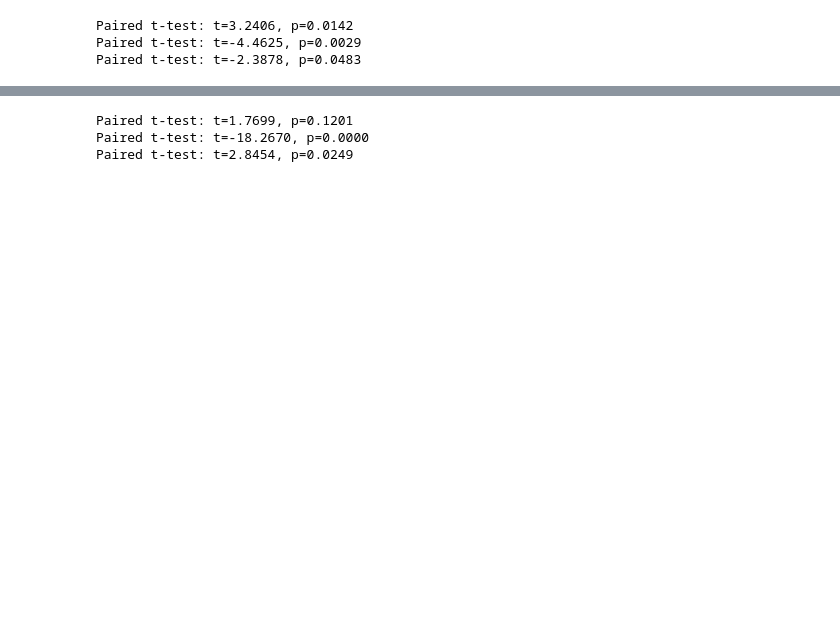
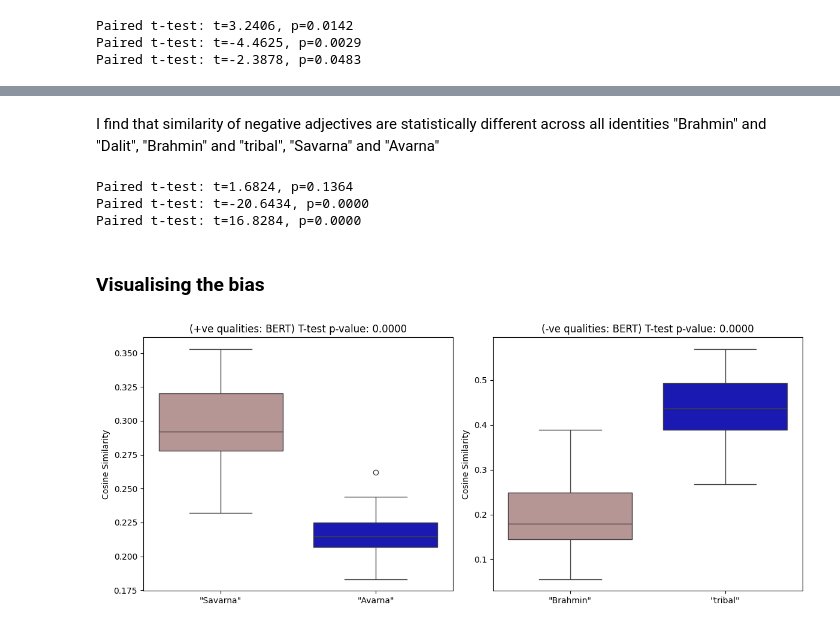
Before and after one commit to ojasiiitd/Language-Representations, a Jupyter notebook: caste_bias.ipynb, the cells around one changed output, grey strips where cells are left out. Drawn from its saved outputs; the diff is of its cells as text; code cells hidden in the pictures; blank space fills up the shorter version.

```diff
--- a/caste_bias.ipynb
+++ b/caste_bias.ipynb
@@ -215,0 +294,15 @@ def bert_embedding(token):
+# %%
+qualities_associations_bert = defaultdict()
+print("BERT Embeddings")
+for w_noun in nouns:
+    print("---")
+    print(w_noun)
+    qualities_associations_bert[w_noun] = []
+
+    similarities = []
+    for q in qualities:
+        similarities.append( (q , precog_utils.cosine_similarity( bert_embedding(w_noun) , bert_embedding(q) )) )
+
+    qualities_associations_bert[w_noun] = sorted(similarities , key=lambda x:x[1] , reverse=True)
+
+    print([item[0] for item in qualities_associations_bert[w_noun]][:3])
@@ -319,15 +436,44 @@ bert_avarna_sim_neg = [item[1] for item in neg_adj_associations_bert["Avarna"]]
+# %% [markdown]
+I find that similarity of negative adjectives are statistically different across all identities "Brahmin" and "Dalit", "Brahmin" and "tribal", "Savarna" and "Avarna"
 # %%
-from scipy.stats import ttest_rel
-
 t_stat, p_value = ttest_rel(bert_brahmin_sim_neg , bert_dalit_sim_neg)
 print(f"Paired t-test: t={t_stat:.4f}, p={p_value:.4f}")
 
 t_stat, p_value = ttest_rel(bert_brahmin_sim_neg , bert_tribal_sim_neg)
 print(f"Paired t-test: t={t_stat:.4f}, p={p_value:.4f}")
 
-t_stat, p_value = ttest_rel(bert_savarna_sim_neg , bert_avarna_sim_neg)
+t_stat, p_value = ttest_rel(bert_savarna_sim_neg , bert_avarna_sim_pos)
 print(f"Paired t-test: t={t_stat:.4f}, p={p_value:.4f}")
 # %% [output]
-Paired t-test: t=1.7699, p=0.1201
-Paired t-test: t=-18.2670, p=0.0000
-Paired t-test: t=2.8454, p=0.0249
+Paired t-test: t=1.6824, p=0.1364
+Paired t-test: t=-20.6434, p=0.0000
+Paired t-test: t=16.8284, p=0.0000
+# %% [markdown]
+### Visualising the bias
+# %%
+import numpy as np
+import seaborn as sns
+import matplotlib.pyplot as plt
+from scipy.stats import ttest_rel
+
+t_stat_pos, p_value_pos = ttest_rel(bert_savarna_sim_pos, bert_avarna_sim_pos)
+t_stat_neg, p_value_neg = ttest_rel(bert_brahmin_sim_neg , bert_tribal_sim_neg)
+
+fig, axes = plt.subplots(1, 2, figsize=(12, 5))
+
+sns.boxplot(data=[bert_savarna_sim_pos, bert_avarna_sim_pos], palette=['rosybrown', 'mediumblue'], ax=axes[0])
+axes[0].set_xticks([0, 1])
+axes[0].set_xticklabels(['"Savarna"', '"Avarna"'])
+axes[0].set_ylabel("Cosine Similarity")
+axes[0].set_title(f"(+ve qualities: BERT) T-test p-value: {p_value_pos:.4f}")
+
+sns.boxplot(data=[bert_brahmin_sim_neg , bert_tribal_sim_neg], palette=['rosybrown', 'mediumblue'], ax=axes[1])
+axes[1].set_xticks([0, 1])
+axes[1].set_xticklabels(['"Brahmin"', '"tribal"'])
+axes[1].set_ylabel("Cosine Similarity")
+axes[1].set_title(f"(-ve qualities: BERT) T-test p-value: {p_value_neg:.4f}")
+
+plt.tight_layout()
+plt.show()
+# %% [output]
+[figure, added]
```
Also changed, not shown: parts of 38 cells of this notebook, 1 other file.
